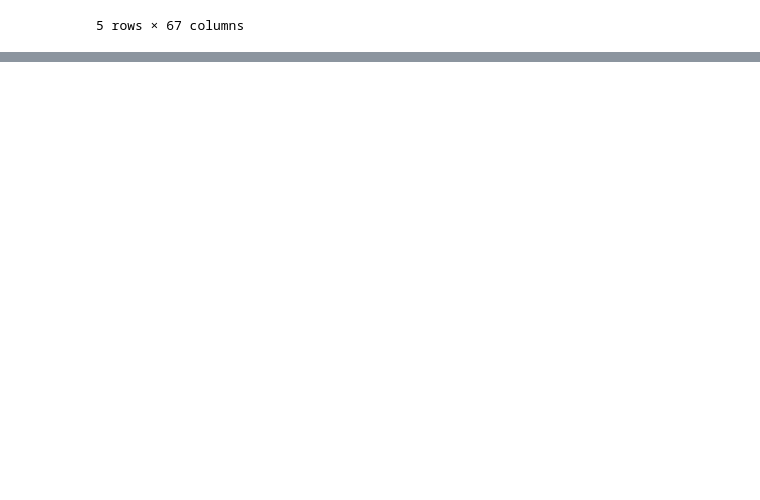
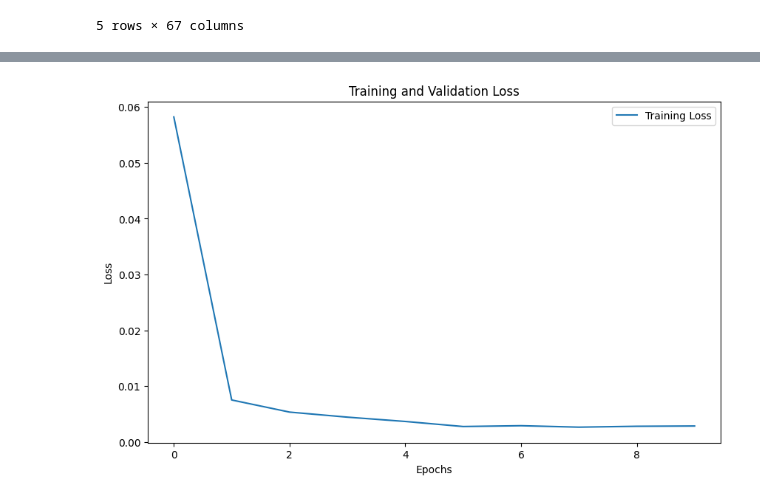
Before and after one commit to 97continuum/LSTM_based_Portfolio_Optimization, a Jupyter notebook: src/main.ipynb, the cells around one changed output, grey strips where cells are left out. Cells and saved outputs as stored; diff of their text form; code cells hidden in the pictures; blank space fills up the shorter version.

```diff
--- a/src/main.ipynb
+++ b/src/main.ipynb
@@ -49,0 +130,10 @@ y = np.array(y)
+# %%
+param_grid = {
+    'lstm_units': [50, 100, 150],
+    'dense_units1': [50, 100, 150],
+    'dense_units2': [25, 50, 75],
+    'optimizer': ['adam', 'rmsprop']
+}
+# %%
+# Run hyperparameter tuning
+best_config = lstm_model.hyperparameter_tuning(X_train, y_train, param_grid, n_splits=5, csv_path="hyperparameter_tuning_results.csv")
@@ -49,0 +165,9 @@ y = np.array(y)
+# %%
+amzn_model = Lstm(input_shape=(sequence_length, X_train.shape[2]),
+                  epochs=10,
+                  batch_size=32,
+                  lstm_units=best_config['lstm_units'],
+                  dense_units=[best_config['dense_units1'], best_config['dense_units2']],
+                  optimizer=best_config['optimizer'])
+# %%
+amzn_model.fit(X_train=X_train, y_train=y_train)
@@ -49,0 +195,4 @@ y = np.array(y)
+# %%
+amzn_model.plot_performance()
+# %% [output]
+[figure, added]
```
Also changed, not shown: parts of 31 cells of this notebook, 3 other files.
